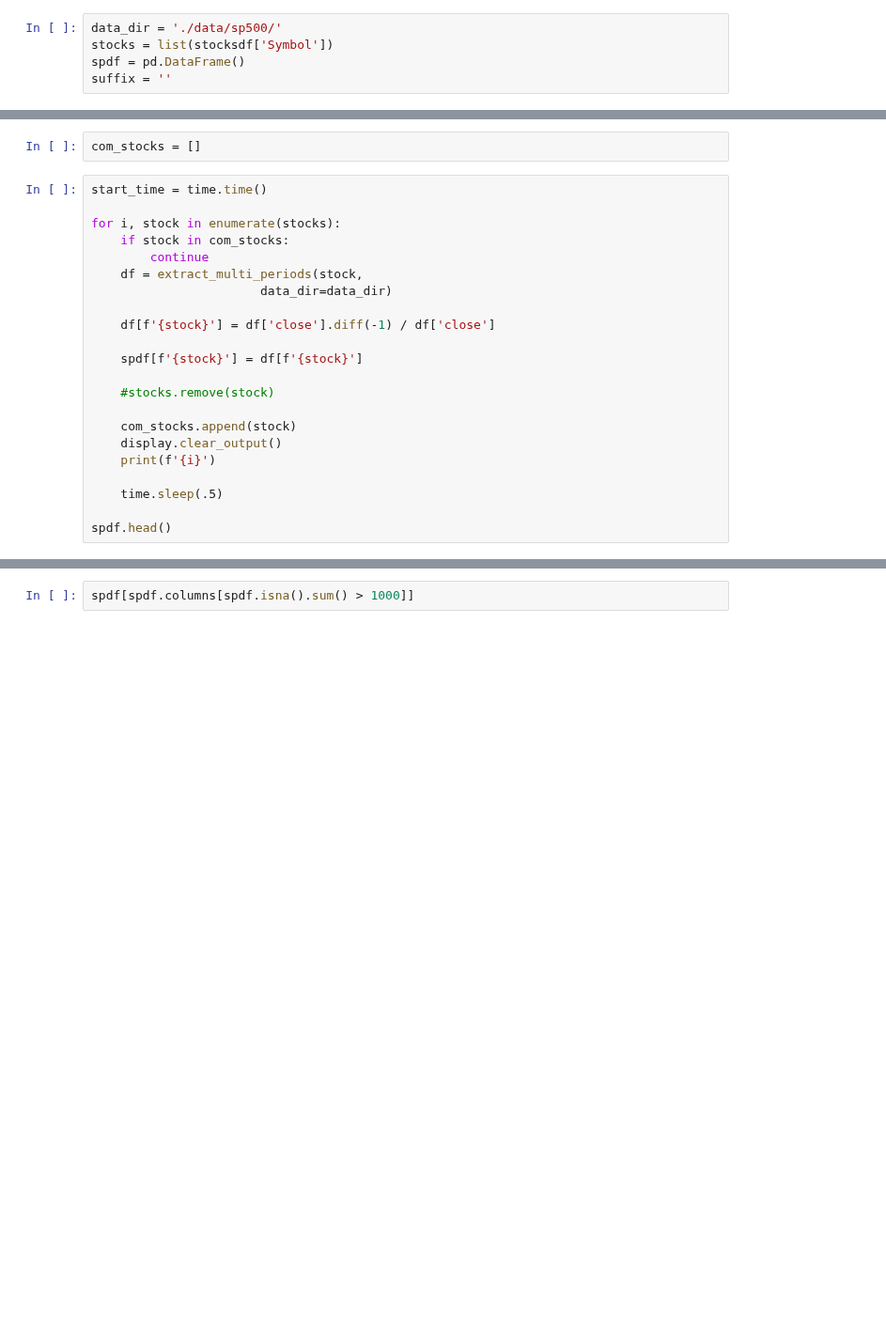
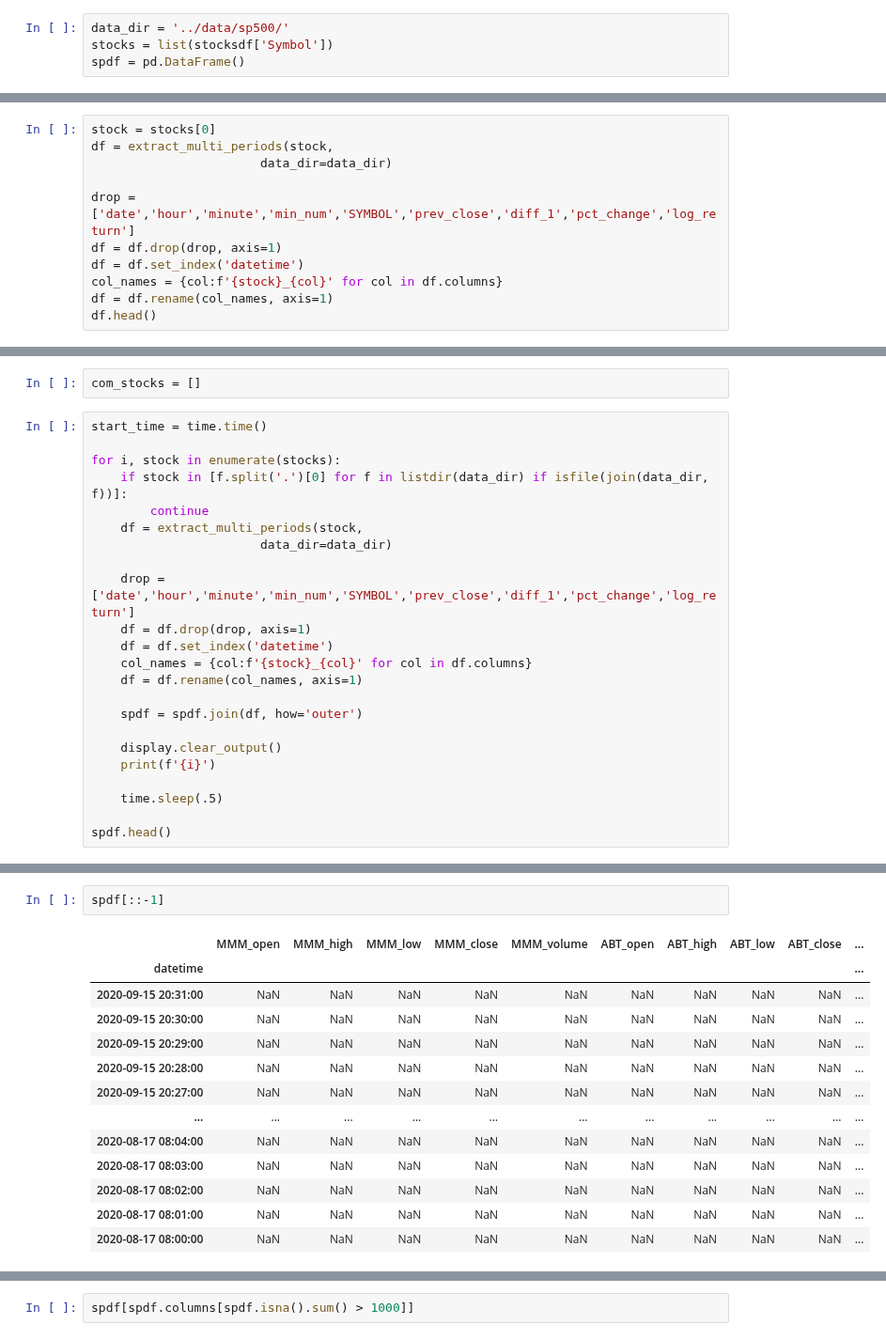
Before and after one commit to MarkPopovich/financial-ml, a Jupyter notebook: 1-ETL/1.4 Download SP500 Minute Data.ipynb, the cells around one changed output, grey strips where cells are left out. Shown at 94% size. Cells and saved outputs as stored; diff of their text form; blank space fills up the shorter version.

```diff
--- a/1-ETL/1.4 Download SP500 Minute Data.ipynb
+++ b/1-ETL/1.4 Download SP500 Minute Data.ipynb
@@ -40,7 +66,6 @@ df.head()
 # %%
 stocksdf = df
 # %%
-data_dir = './data/sp500/'
+data_dir = '../data/sp500/'
 stocks = list(stocksdf['Symbol'])
 spdf = pd.DataFrame()
-suffix = ''
@@ -58,0 +72,11 @@ df['close'].diff(-1) / df['close'].shift(-1)
+# %%
+stock = stocks[0]
+df = extract_multi_periods(stock,
+                       data_dir=data_dir)
+
+drop = ['date','hour','minute','min_num','SYMBOL','prev_close','diff_1','pct_change','log_return']
+df = df.drop(drop, axis=1)
+df = df.set_index('datetime')
+col_names = {col:f'{stock}_{col}' for col in df.columns}
+df = df.rename(col_names, axis=1)
+df.head()
@@ -64,18 +98,19 @@ com_stocks = []
 start_time = time.time()
 
 for i, stock in enumerate(stocks):
-    if stock in com_stocks:
+    if stock in [f.split('.')[0] for f in listdir(data_dir) if isfile(join(data_dir, f))]:
         continue
     df = extract_multi_periods(stock,
                        data_dir=data_dir)
 
-    df[f'{stock}'] = df['close'].diff(-1) / df['close']
+    drop = ['date','hour','minute','min_num','SYMBOL','prev_close','diff_1','pct_change','log_return']
+    df = df.drop(drop, axis=1)
+    df = df.set_index('datetime')
+    col_names = {col:f'{stock}_{col}' for col in df.columns}
+    df = df.rename(col_names, axis=1)
 
-    spdf[f'{stock}'] = df[f'{stock}']
+    spdf = spdf.join(df, how='outer')
 
-    #stocks.remove(stock)
-
-    com_stocks.append(stock)
     display.clear_output()
     print(f'{i}')
 
@@ -88,0 +134,16 @@ spdf.shape
+# %%
+spdf[::-1]
+# %% [output]
+|  | MMM_open | MMM_high | MMM_low | MMM_close | MMM_volume | ABT_open | ABT_high | ABT_low | ABT_close | ... |
+| datetime |  |  |  |  |  |  |  |  |  | ... |
+| 2020-09-15 20:31:00 | NaN | NaN | NaN | NaN | NaN | NaN | NaN | NaN | NaN | ... |
+| 2020-09-15 20:30:00 | NaN | NaN | NaN | NaN | NaN | NaN | NaN | NaN | NaN | ... |
+| 2020-09-15 20:29:00 | NaN | NaN | NaN | NaN | NaN | NaN | NaN | NaN | NaN | ... |
+| 2020-09-15 20:28:00 | NaN | NaN | NaN | NaN | NaN | NaN | NaN | NaN | NaN | ... |
+| 2020-09-15 20:27:00 | NaN | NaN | NaN | NaN | NaN | NaN | NaN | NaN | NaN | ... |
+| ... | ... | ... | ... | ... | ... | ... | ... | ... | ... | ... |
+| 2020-08-17 08:04:00 | NaN | NaN | NaN | NaN | NaN | NaN | NaN | NaN | NaN | ... |
+| 2020-08-17 08:03:00 | NaN | NaN | NaN | NaN | NaN | NaN | NaN | NaN | NaN | ... |
+| 2020-08-17 08:02:00 | NaN | NaN | NaN | NaN | NaN | NaN | NaN | NaN | NaN | ... |
+| 2020-08-17 08:01:00 | NaN | NaN | NaN | NaN | NaN | NaN | NaN | NaN | NaN | ... |
+| 2020-08-17 08:00:00 | NaN | NaN | NaN | NaN | NaN | NaN | NaN | NaN | NaN | ... |
```
Also changed, not shown: parts of 23 cells of this notebook, 4 other files.
